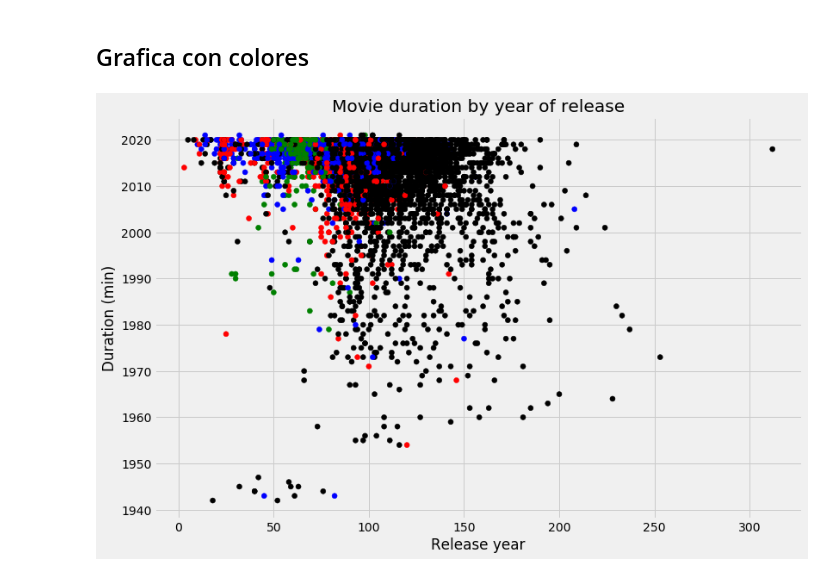
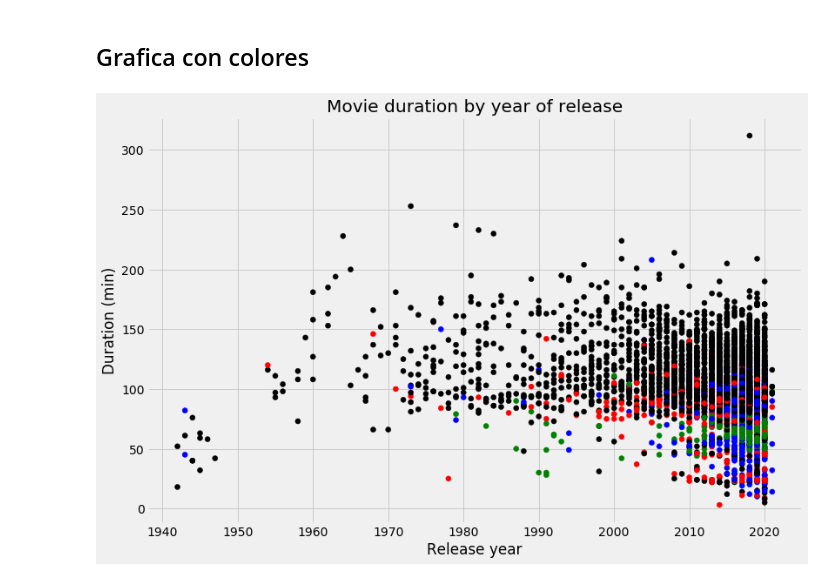
Before and after one commit to Sembofer/Investigating-Netflix-Movies-and-Guest-Stars-in-the-Office, a Jupyter notebook: Netflix_Movies.ipynb, the cells around one changed output. Saved outputs shown, nothing was run; the diff lists cells and outputs as text; code cells hidden in the pictures.

```diff
--- a/Netflix_Movies.ipynb
+++ b/Netflix_Movies.ipynb
@@ -161,19 +161,19 @@ colores[0:10]
 # %%
 # Se fija el estilo de la figura y se inicializa una nueva figura
 plt.style.use('fivethirtyeight')
 fig = plt.figure(figsize=(12,8))
 
 # Se crea una grafica scatter de duracion versus año de publicacion
-plt.scatter(x = netflix_movies_col_subset[['duration']],
-            y = netflix_movies_col_subset[['release_year']],
+plt.scatter(x = netflix_movies_col_subset[['release_year']],
+            y = netflix_movies_col_subset[['duration']],
             c = colores)
 
 # Se crea el titulo y las etiquetas de los ejes
 plt.title("Movie duration by year of release")
 plt.xlabel("Release year")
 plt.ylabel("Duration (min)")
 
 # Se muestra la grafica
 plt.show()
 # %% [output]
-[figure, old version]
+[figure, new version]
```
